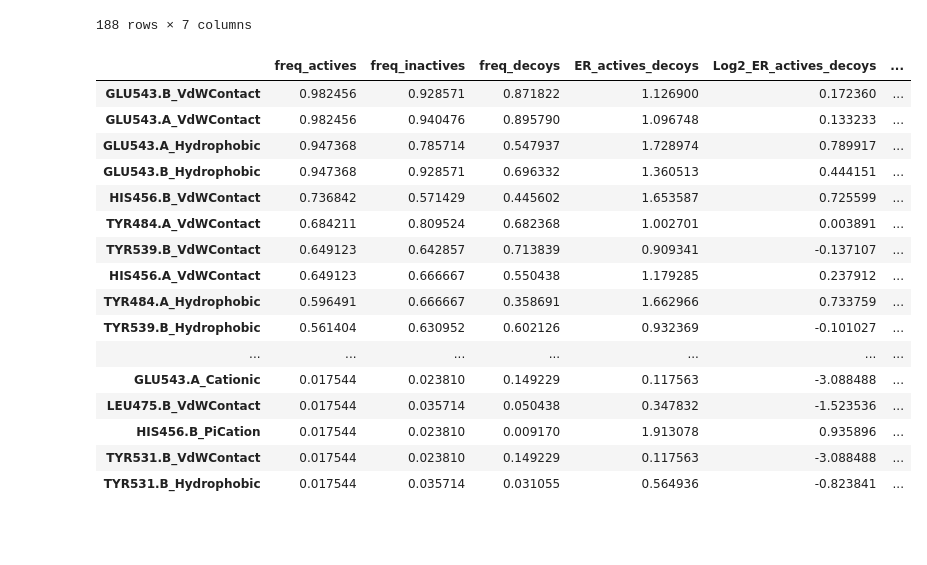
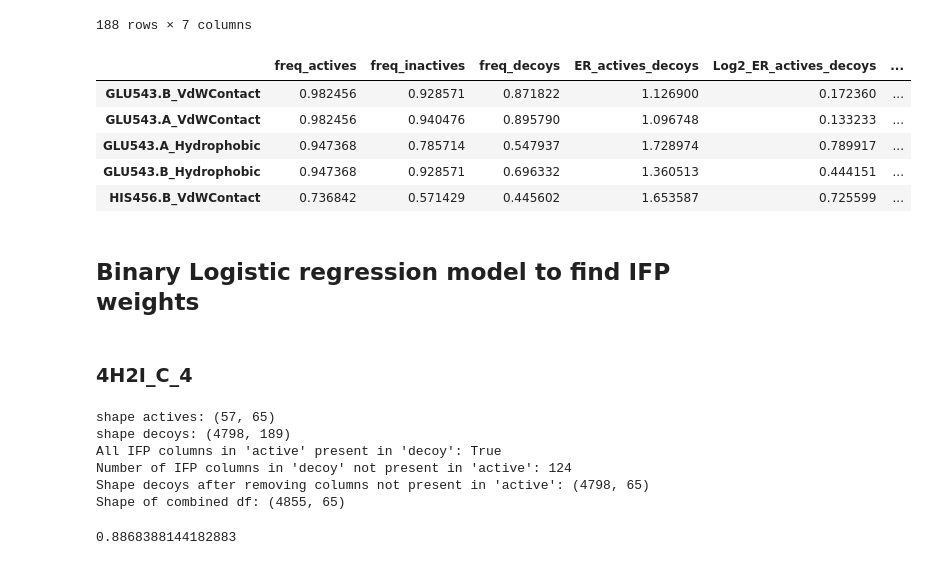
Before and after one commit to wesselporschen/montpellier-screen, a Jupyter notebook: prolif.ipynb, the cells around one changed output. Saved outputs shown, nothing was run; the diff lists cells and outputs as text; code cells hidden in the pictures; blank space fills up the shorter version.

Commit message:
prolif started IFPs logistic regression model, ligand names in .pkls

```diff
--- a/prolif.ipynb
+++ b/prolif.ipynb
@@ -21,6 +68,7 @@ for pickle in IFP_pickles:
     IFP_dicts[key] = temp_dict[key]
 
 
+
 # Clean up column levels
 
 for run_key, run_dict in IFP_dicts.items():
@@ -30,3 +78,5 @@ for run_key, run_dict in IFP_dicts.items():
             ligand_list[1].columns = ligand_list[1].columns.droplevel("ligand")
             # merge protein and interaction column level
             ligand_list[1].columns = ligand_list[1].columns.map("_".join)
+            if "_" in ligand_list[1].columns:
+                ligand_list[1].rename(columns={'_': ''}, inplace=True)
@@ -106,22 +190,50 @@ IFP_frequencies['12Jun_rg']['4h2i_c_4_dimer_sdf']
 # %%
 df = IFP_frequencies['12Jun_rg']['4h2i_c_4_dimer_sdf'].dropna()
 # %%
-df.sort_values(by='freq_actives', ascending=False)
+df.sort_values(by='freq_actives', ascending=False).head()
 # %% [output]
 |  | freq_actives | freq_inactives | freq_decoys | ER_actives_decoys | Log2_ER_actives_decoys | ... |
 | GLU543.B_VdWContact | 0.982456 | 0.928571 | 0.871822 | 1.126900 | 0.172360 | ... |
 | GLU543.A_VdWContact | 0.982456 | 0.940476 | 0.895790 | 1.096748 | 0.133233 | ... |
 | GLU543.A_Hydrophobic | 0.947368 | 0.785714 | 0.547937 | 1.728974 | 0.789917 | ... |
 | GLU543.B_Hydrophobic | 0.947368 | 0.928571 | 0.696332 | 1.360513 | 0.444151 | ... |
 | HIS456.B_VdWContact | 0.736842 | 0.571429 | 0.445602 | 1.653587 | 0.725599 | ... |
-| TYR484.A_VdWContact | 0.684211 | 0.809524 | 0.682368 | 1.002701 | 0.003891 | ... |
-| TYR539.B_VdWContact | 0.649123 | 0.642857 | 0.713839 | 0.909341 | -0.137107 | ... |
-| HIS456.A_VdWContact | 0.649123 | 0.666667 | 0.550438 | 1.179285 | 0.237912 | ... |
-| TYR484.A_Hydrophobic | 0.596491 | 0.666667 | 0.358691 | 1.662966 | 0.733759 | ... |
-| TYR539.B_Hydrophobic | 0.561404 | 0.630952 | 0.602126 | 0.932369 | -0.101027 | ... |
-| ... | ... | ... | ... | ... | ... | ... |
-| GLU543.A_Cationic | 0.017544 | 0.023810 | 0.149229 | 0.117563 | -3.088488 | ... |
-| LEU475.B_VdWContact | 0.017544 | 0.035714 | 0.050438 | 0.347832 | -1.523536 | ... |
-| HIS456.B_PiCation | 0.017544 | 0.023810 | 0.009170 | 1.913078 | 0.935896 | ... |
-| TYR531.B_VdWContact | 0.017544 | 0.023810 | 0.149229 | 0.117563 | -3.088488 | ... |
-| TYR531.B_Hydrophobic | 0.017544 | 0.035714 | 0.031055 | 0.564936 | -0.823841 | ... |
+# %% [markdown]
+## Binary Logistic regression model to find IFP weights
+# %% [markdown]
+### 4H2I_C_4
+# %%
+actives_4h2i_c_4 = IFP_dicts['12Jun_rg']['4h2i_c_4_dimer_sdf']['4h2i_c_4_dimer_true_actives.sdf'][1]
+actives_4h2i_c_4['Active'] = True
+
+decoys_4h2i_c_4 = IFP_dicts['12Jun_rg']['4h2i_c_4_dimer_sdf']['4h2i_c_4_dimer_decoys.sdf'][1]
+decoys_4h2i_c_4['Active'] = False
+
+print(f"shape actives: {actives_4h2i_c_4.shape}")
+print(f"shape decoys: {decoys_4h2i_c_4.shape}")
+
+# Check if all IFP columns in actives are present in decoys
+set_a = set(actives_4h2i_c_4.columns)
+set_d = set(decoys_4h2i_c_4.columns)
+
+both = set_a.intersection(set_d)
+print(f"All IFP columns in 'active' present in 'decoy': {set_a == both}")
+
+d_not_a = set_d ^ set_a
+print(f"Number of IFP columns in 'decoy' not present in 'active': {len(d_not_a)}")
+
+decoys_4h2i_c_4_not_active = decoys_4h2i_c_4.drop(columns=d_not_a)
+print(f"Shape decoys after removing columns not present in 'active': {decoys_4h2i_c_4_not_active.shape}")
+
+all_4h2i_c_4 = pd.concat([actives_4h2i_c_4, decoys_4h2i_c_4_not_active])
+print(f"Shape of combined df: {all_4h2i_c_4.shape}")
+
+X = all_4h2i_c_4.drop(columns=["Active"])
+Y = all_4h2i_c_4["Active"]
+# %% [output]
+shape actives: (57, 65)
+shape decoys: (4798, 189)
+All IFP columns in 'active' present in 'decoy': True
+Number of IFP columns in 'decoy' not present in 'active': 124
+Shape decoys after removing columns not present in 'active': (4798, 65)
+Shape of combined df: (4855, 65)
@@ -127,0 +268,4 @@ df.sort_values(by='freq_actives', ascending=False)
+# %%
+roc_auc_score(Y_true, Y_pred)
+# %% [output]
+0.8868388144182883
```
Also changed, not shown: parts of 16 cells of this notebook, 5 other files.
